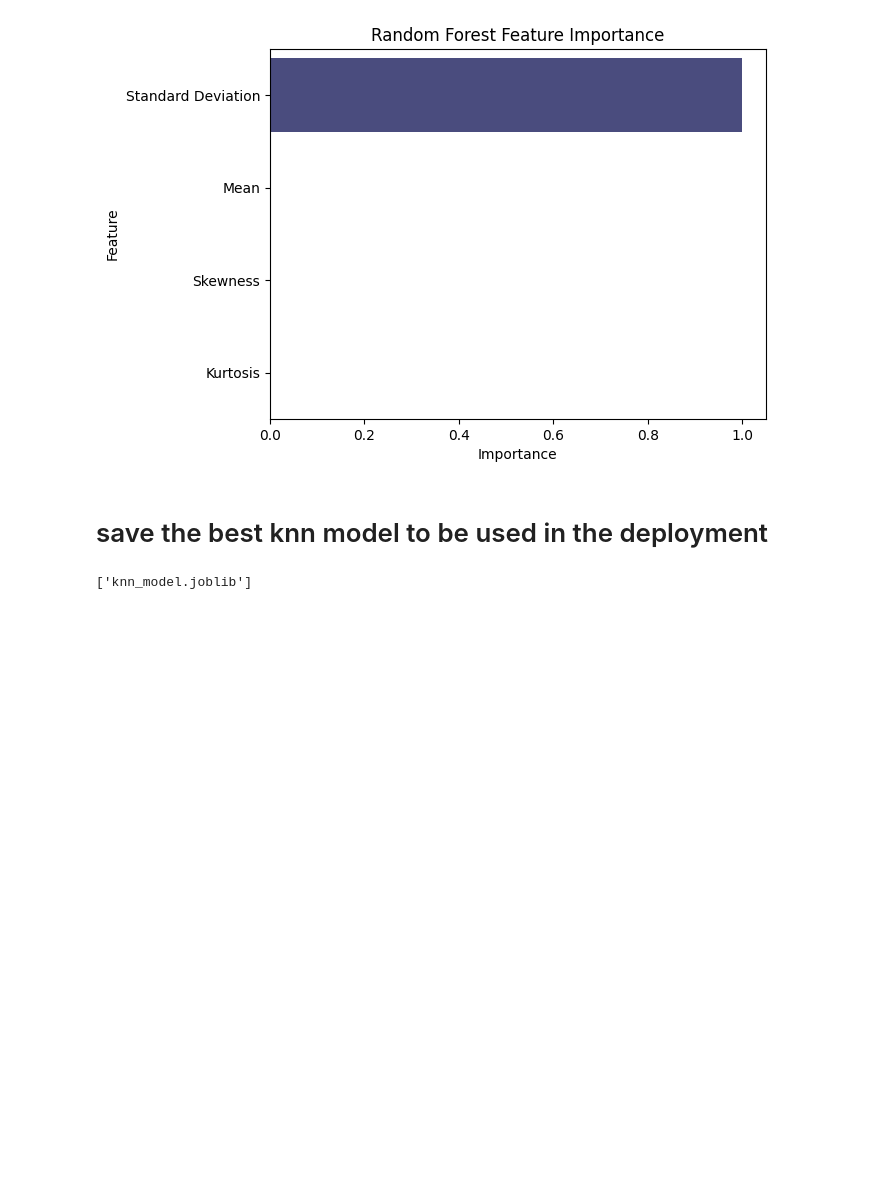
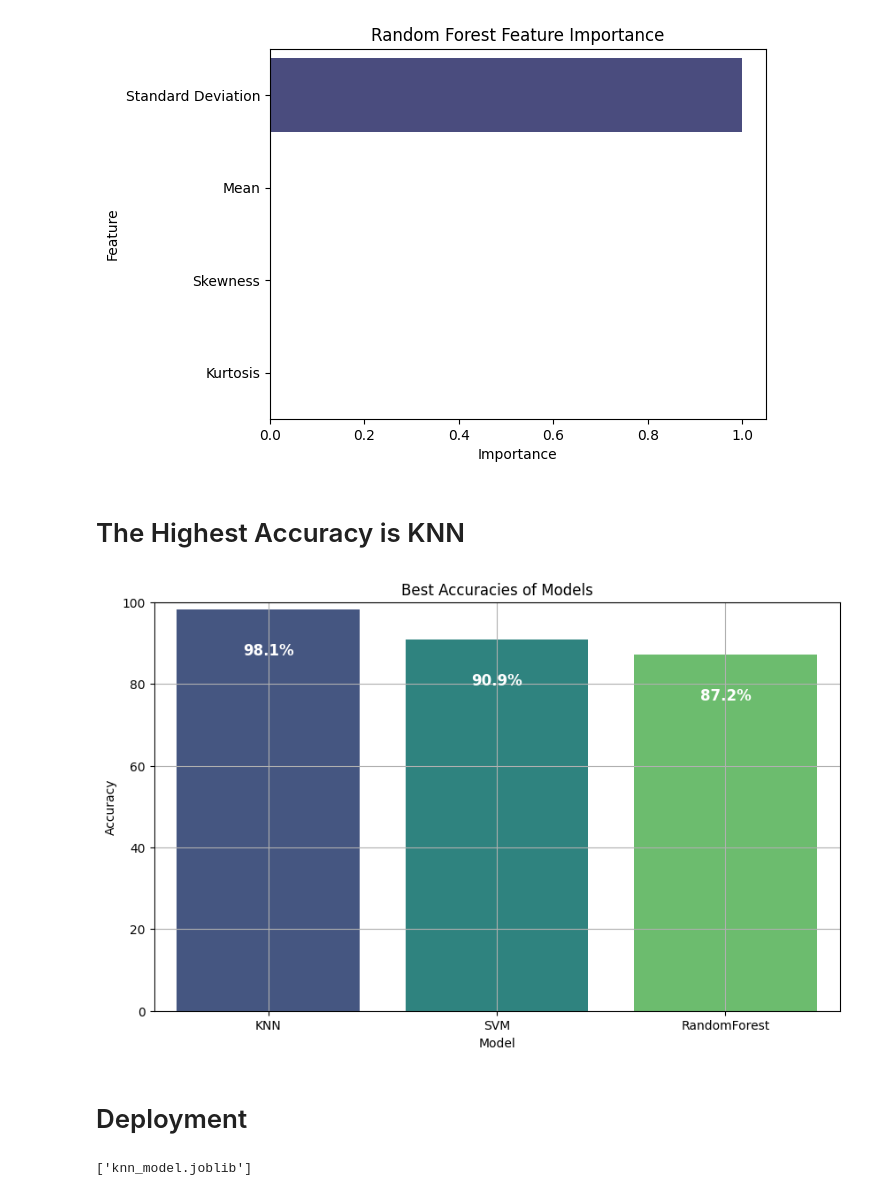
Before and after one commit to ELDA7EE7/DSP-Project, a Jupyter notebook: preprocess.ipynb, the cells around one changed output. Cells and saved outputs as stored; diff of their text form; code cells hidden in the pictures; blank space fills up the shorter version.

Commit message:
Accuracy Graph

```diff
--- a/preprocess.ipynb
+++ b/preprocess.ipynb
@@ -189,3 +191,4 @@ X_train = train_df.drop('Label', axis=1) #all columns except target
 y_train = train_df['Label']  #target -> Label column a
 X_test = test_df
 y_test = test_labels
+test_ACC = {}
@@ -245,6 +250,8 @@ print("Feature Importance (Permutation) for KNN:")
 sns.barplot(x='Importance', y='Feature', hue='Feature', data=knn_feature_importance_df, palette='viridis', legend=False)
 plt.title('KNN Feature Importance (Permutation)')
 plt.show()
+
+test_ACC['KNN'] = knn_accuracy_test  * 100
 # %% [output]
 Fitting 5 folds for each of 5 candidates, totalling 25 fits
 Best Parameters for KNN: {'n_neighbors': 11}
@@ -321,6 +330,8 @@ print("Feature Importance (Permutation) for SVM:")
 sns.barplot(x='Importance', y='Feature', hue='Feature', data=svm_feature_importance_df, palette='viridis', legend=False)
 plt.title('SVM Feature Importance (Permutation)')
 plt.show()
+
+test_ACC['SVM'] = svm_accuracy_test * 100
 # %% [output]
 Fitting 5 folds for each of 3 candidates, totalling 15 fits
 Best Parameters for SVM: {'C': 0.4, 'kernel': 'rbf'}
@@ -386,6 +399,8 @@ print("Feature Importance for Random Forest:")
 sns.barplot(x='Importance', y='Feature', hue='Feature', data=rf_feature_importance_df, palette='viridis', legend=False)
 plt.title('Random Forest Feature Importance')
 plt.show()
+
+test_ACC['RandomForest'] = rf_accuracy_test * 100
 # %% [output]
 Fitting 5 folds for each of 1 candidates, totalling 5 fits
 Best Parameters for Random Forest: {'max_depth': 1, 'n_estimators': 1}
@@ -405,8 +420,34 @@ weighted avg       0.91      0.87      0.88       594
 
 Feature Importance for Random Forest:
 [figure]
-# %% [markdown]
-# save the best knn model to be used in the deployment
+# %% [markdown]
+# The Highest Accuracy is KNN
+# %%
+import matplotlib.pyplot as plt
+import seaborn as sns
+
+# Extract model names and accuracies
+models = list(test_ACC.keys())
+accuracies = list(test_ACC.values())
+
+# Plot the accuracies
+plt.figure(figsize=(10, 6))
+sns.barplot(x=models, y=accuracies, hue=models, palette='viridis', dodge=False, legend=False)
+plt.xlabel('Model')
+plt.ylabel('Accuracy')
+plt.title('Best Accuracies of Models')
+plt.ylim(0, 100)
+plt.grid(True)
+
+# Annotate each bar with its value, positioned closer to the bars
+for i, accuracy in enumerate(accuracies):
+    plt.text(i, accuracy - 10, f'{accuracy:.1f}%', ha='center', va='center', color='white', fontsize=12, fontweight='bold')
+
+plt.show()
+# %% [output]
+[figure, added]
+# %% [markdown]
+# Deployment
 # %%
 import joblib
 joblib.dump(knn_best_model,'knn_model.joblib')
```
Also changed, not shown: parts of 4 cells of this notebook, 1 other file.
